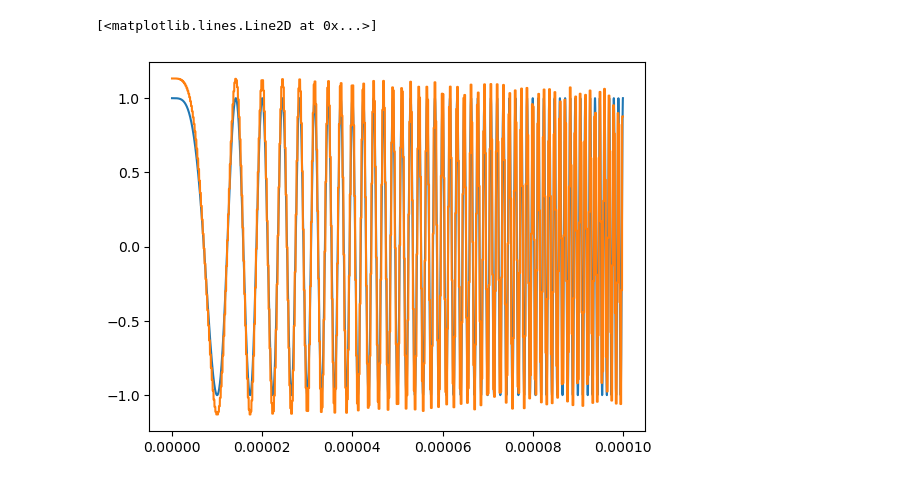
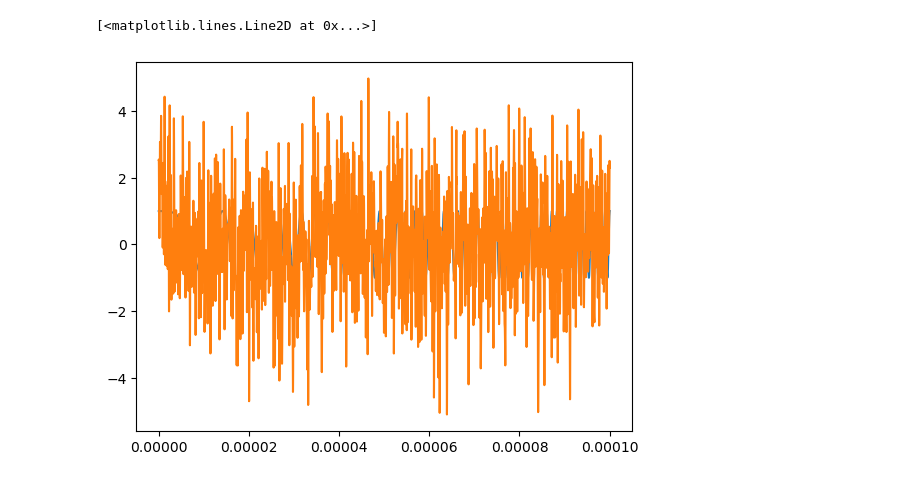
Before and after one commit to alireza06/JSAC_waveform_design, a Jupyter notebook: ga first.ipynb, the cells around one changed output. Cells and saved outputs as stored; diff of their text form; code cells hidden in the pictures.

Commit message:
Add Dual Lagrangian constraints method with GD

```diff
--- a/ga first.ipynb
+++ b/ga first.ipynb
@@ -20,9 +20,9 @@ B = 1e6        # Bandwidth of radar pulse (1 MHz)
 K = 5         # Number of users (OFDMA users)
 L = 100        # Number of bits in radar pulse duration
 Tb = T / L     # Duration of each bit interval
-snr_db = 20
-comm_pulse_kind = 'TDMA'
-radar_pulse_kind = 'Gaussian'
+snr_db = 30
+comm_pulse_kind = 'CDMA'
+radar_pulse_kind = 'LFM'
 
 myCommPulses = CommPulseGenerator(t, Tb, T, device)
 myRadarPulses = RadarPulseGenerator(t, T=T, device=device)
@@ -64,8 +64,9 @@ s_opt = torch.sum(c_opt[:, torch.newaxis].repeat(1, len(t)) * g_vec, dim=0)
 user_bit_energy = (torch.sum(torch.abs(g_vec)**2, dim=1) * torch.abs(c_opt)**2).reshape((L, K)) * (t[1]-t[0])
 user_energy = user_bit_energy.sum(dim=0)
 print(user_energy / sigma2)
+print((c_opt.abs()**2).sum())
 
-print()
+print(K*snr*sigma2/Tb)
 print(torch.mean(torch.abs(s_opt - radar_pulse)**2))
 
 plt.figure()
@@ -105,11 +99,12 @@ Tb = T / L     # Duration of each bit interval
 myCommPulses = CommPulseGenerator(t, Tb, T, device)
 myRadarPulses = RadarPulseGenerator(t, T=T, device=device)
 
-# g_funcs = lambda l, k: myCommPulses.OFDMA_pulse(l, k-1)
-g_funcs = lambda l, k: myCommPulses.TDMA_pulse(l, k, K)
+g_funcs = lambda l, k: myCommPulses.OFDMA_pulse(l, k-1)
+# g_funcs = lambda l, k: myCommPulses.TDMA_pulse(l, k, K)
 # g_funcs = lambda l, k: myCommPulses.CDMA_pulse(l, mycdma_code[k-1, :])
 
 radar_pulse = myRadarPulses.LFM_pulse(B)
+# radar_pulse = myRadarPulses.Gaussian_pulse(B)
 radar_power = torch.sum(torch.abs(radar_pulse)**2)*(t[1]-t[0])
 
 g_vec = torch.zeros((L*K, len(t)), device=device, dtype=torch.complex64)
@@ -117,8 +112,18 @@ for l in range(L):
     for k in range(K):
         g_vec[l*K + k, :] = g_funcs(l, k+1)
 
+def total_max_power_constr(c):
+     return torch.sum(torch.abs(c)**2) - K*snr*sigma2/Tb
+
+def get_mse(c):
+    s = torch.sum(c[:, None] * g_vec, dim=0)
+    return torch.mean(torch.abs(s - radar_pulse) ** 2) # Compute MSE loss
+
+def get_gamma(c):
+    return (torch.abs(c)**2).reshape((L, K)).sum(dim=0) * Tb / sigma2 #for OFDMA and CDMA
+
 # Fitness function
-def fitness_fn(individual):
+def cost_function(coff, dual_lambda, theta):
     """
     Compute the fitness (MSE) for the given coefficients.
 
@@ -128,49 +133,41 @@ def fitness_fn(individual):
     Returns:
     - mse (float): Mean squared error between synthesized and radar pulses.
     """
-    # Ensure individual is split into real and imaginary parts
-    N = len(individual) // 2
-    real_val = individual[:N]  # Real part
-    imag_val = individual[N:]  # Imaginary part
 
-    # Combine real and imaginary parts into complex tensor
-    c_opt = real_val + 1j * imag_val  # Combine parts to form a complex number
-    s_opt = torch.sum(c_opt[:, None] * g_vec, dim=0)
-
-    snr = (torch.abs(c_opt)**2).reshape((L, K)).sum(dim=0) * Tb / sigma2 #for OFDMA and CDMA
-    mse = torch.mean(torch.abs(s_opt - radar_pulse) ** 2) # Compute MSE loss
-    sumrate = torch.sum(torch.log2(1 + snr))
-    return mse - 0.02*sumrate
+    sumrate = torch.sum(torch.log2(1 + get_gamma(c)))
+    return theta*get_mse(c) - (1-theta)*sumrate + dual_lambda*(total_max_power_constr(c))
 
 # Initialize individual with real and imaginary parts
-individual = torch.rand(K * L * 2, device=device, requires_grad=True) * 2 - 1
+init_c = torch.rand(K * L * 2, device=device, requires_grad=True) * 2 - 1
+real_val = init_c[:len(init_c)//2]  # Real part
+imag_val = init_c[len(init_c)//2:]  # Imaginary part
 
-# Retain gradients for individual
-individual.retain_grad()
-
-for itr in range(5000):
+# Combine real and imaginary parts into complex tensor
+c = real_val + 1j * imag_val  # Combine parts to form a complex number
+c.retain_grad()
+dual = 0
+dual_update_rate = 1e-3
+theta = 0.1
+primal_update_rate = 5e-2 * theta * 10
+for itr in range(10000):
 
     # Call the fitness function with the complex individual
-    mse = fitness_fn(individual)
+    cost = cost_function(c, dual, theta)
 
     # Backpropagate to compute gradients
-    mse.backward(retain_graph=True)
+    cost.backward(retain_graph=True)
 
     with torch.no_grad():  # No need to track gradients here
-            individual -= 2 * individual.grad  # Update rule
+        c -= primal_update_rate * c.grad  # Update rule
+        dual = max(0, dual + dual_update_rate * total_max_power_constr(c))
 
-    individual.grad.zero_()
+        if itr % 500 == 0:
+            print(f"Iteration {itr}: constraint value = {total_max_power_constr(c).item():0.3f}, Dual Variable = {dual:0.3f}, Cost = {cost.item():0.3f}")
+            print(f'\t----> sumRate = {torch.sum(torch.log2(1 + get_gamma(c))).item():0.3f}, MSE = {get_mse(c).item():0.3f}')
 
-    if itr % 100 == 0:
-        print(f"Iteration {itr}: Loss = {mse.item()}")
+    c.grad.zero_()
 
-individual = individual.detach()
-N = len(individual) // 2
-real_val = individual[:N]  # Real part
-imag_val = individual[N:]  # Imaginary part
-
-# Combine real and imaginary parts into complex tensor
-c_opt = real_val + 1j * imag_val  # Combine parts to form a complex number
+c_opt = c.detach()
 s_opt = torch.sum(c_opt[:, None] * g_vec, dim=0)
 
 plt.figure()
@@ -197,5 +194,5 @@ Iteration 4900: Loss = -0.8672351241111755
 [<matplotlib.lines.Line2D at 0x...>]
-[figure, old version]
+[figure, new version]
 # %%
 import numpy as np
 import matplotlib.pyplot as plt
```
Also changed, not shown: parts of 4 cells of this notebook.
